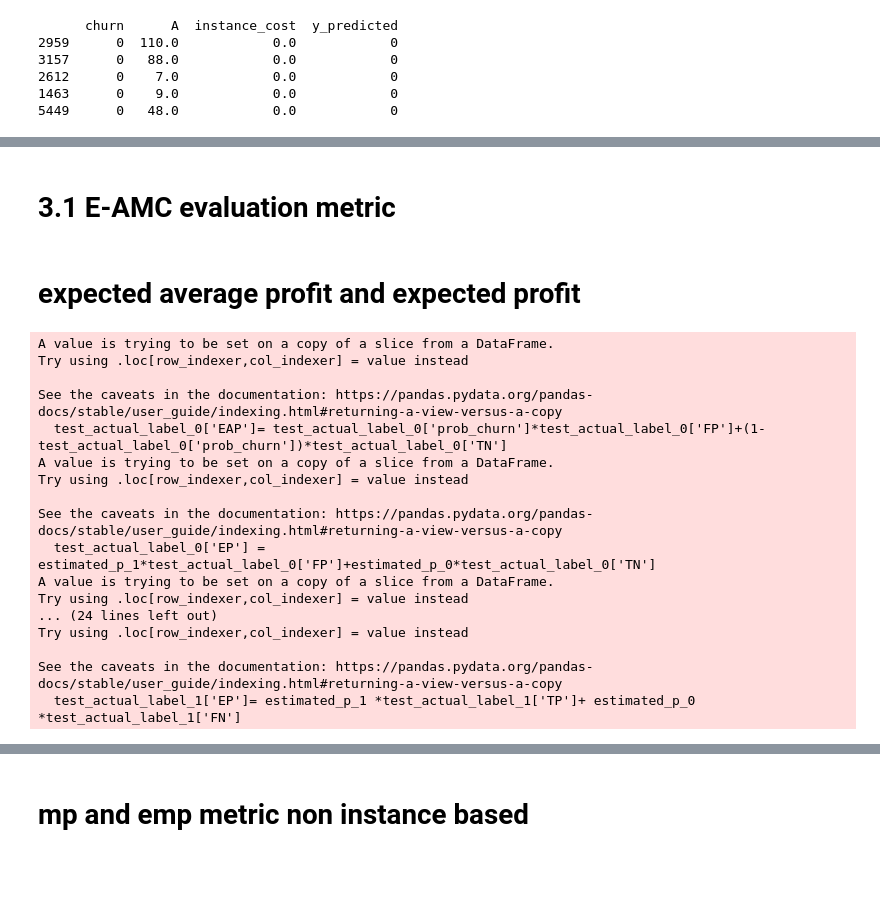
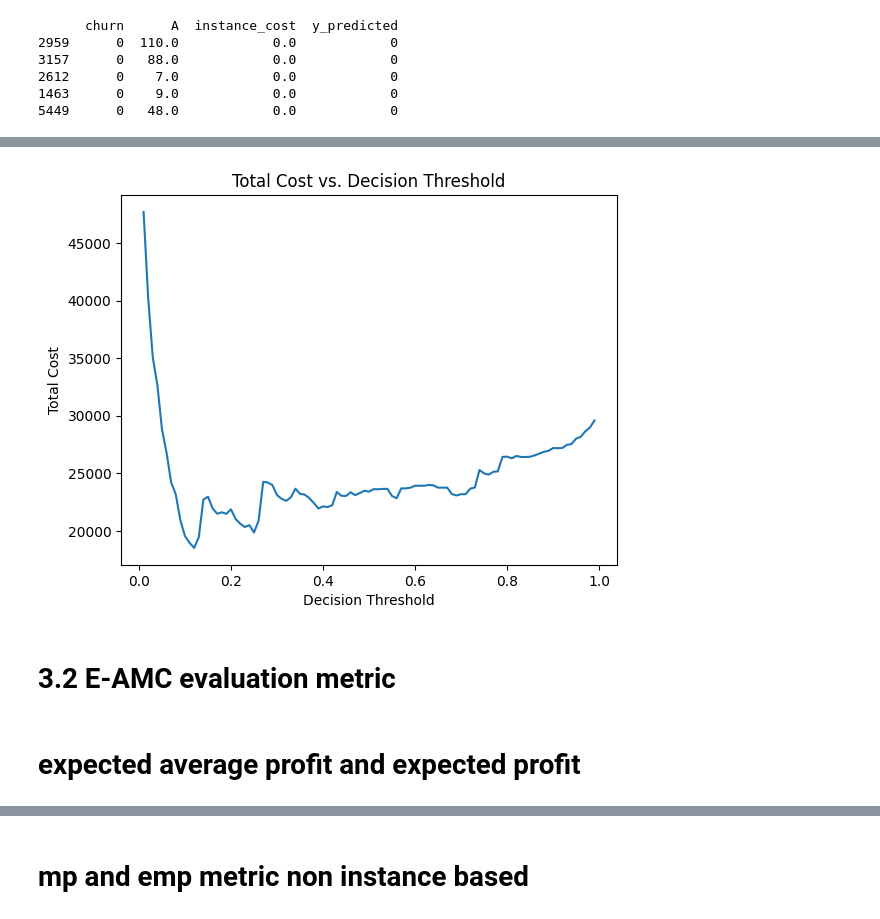
Before and after one commit to stijn-dg/End-to-end-project---Customer-churn, a Jupyter notebook: notebooks/e_commerce_churn.ipynb, the cells around one changed output, grey strips where cells are left out. Saved outputs shown, nothing was run; the diff lists cells and outputs as text; code cells hidden in the pictures; blank space fills up the shorter version.

```diff
--- a/notebooks/e_commerce_churn.ipynb
+++ b/notebooks/e_commerce_churn.ipynb
@@ -294,32 +269,6 @@ print(test_predictions[['churn', 'A', 'instance_cost', "y_predicted"]].head())
 1463      0    9.0            0.0            0
 5449      0   48.0            0.0            0
 # %%
-def instance_dependent_cost(prediction: int, encoded_true_label: int, a: float) -> float:
-    """
-    Calculates the instance-dependent cost for a single instance.
-
-    Parameters
-    ----------
-    prediction : int
-        The predicted label.
-    encoded_true_label : int
-        The true label.
-    a : float
-        The cost of a false positive.
-
-    Returns
-    -------
-    float
-        The instance-dependent cost.
-    """
-    if encoded_true_label == 1 and prediction == 1:  # True Positive (TP)
-        return 0
-    elif encoded_true_label == 0 and prediction == 1:  # False Positive (FP)
-        return 2 * a
-    elif encoded_true_label == 0 and prediction == 0:  # True Negative (TN)0
-        return 0
-    elif encoded_true_label == 1 and prediction == 0:  # False Negative (FN)
-        return 12 * a
 
 test_predictions_xgb = test.copy(deep=True)
 test_predictions_xgb["y_predicted"] = best_pipeline_xgb.predict(test_predictions_xgb.drop(y, axis=1))
@@ -332,7 +281,7 @@ test_predictions_xgb['A'] = impute.fit_transform(
 
 
 # Step 3: Apply the function to calculate the cost for each instance and create the instance-dependent cost matrix
-test_predictions_xgb['instance_cost'] = test_predictions_xgb.apply(lambda row: instance_dependent_cost(
+test_predictions_xgb['instance_cost'] = test_predictions_xgb.apply(lambda row: instance_dependent_cost_churn(
     row['y_predicted'], row["churn_encoded"], row["A"]), axis=1)
 
 test_predictions_xgb["y_predicted_decoded"] = fit_le.inverse_transform(
@@ -342,4 +291,5 @@ test_predictions_xgb["y_predicted_decoded"] = fit_le.inverse_transform(
 test_predictions_xgb[['churn', 'y_predicted_decoded', "A", 'instance_cost']]
 
 print(f"Test cost/loss = {test_predictions_xgb['instance_cost'].sum():.0f}.")
+print(' total cost/loss average : ' , test_predictions_xgb['instance_cost'].sum()/len(test_predictions_xgb))
 # %% [output]
@@ -366,0 +343,4 @@ print(test_predictions[['churn', "A", 'instance_cost', 'y_predicted']].iloc[56:8
+# %%
+test_predictions_xgb['y_predicted_proba_xgb']= best_pipeline_xgb.predict_proba(test_predictions_xgb.drop(y, axis=1))[:, 1]
+best_threshold_xgb, AMC_xgb, lowest_cost_xgb = compute_best_threshold(test_predictions_xgb, best_pipeline_xgb, y, cb_column, y_predicted_proba_col_name="y_predicted_proba_xgb")
+# %% [output]
@@ -367,33 +364,5 @@ print(test_predictions[['churn', "A", 'instance_cost', 'y_predicted']].iloc[56:8
+[figure, added]
 # %% [markdown]
-# 3.1 E-AMC evaluation metric
+# 3.2 E-AMC evaluation metric
 # %% [markdown]
  # expected average profit and expected profit
-# %%
-cb_column = 'cb'
-test[cb_column]= -(test["order_count"]*test["tenure"])
-
-test['TN'] = 0
-test['FN'] = 12* test[cb_column]
-test['FP'] = 2* test[cb_column]
-test['TP'] = 0
-
-test = add_eap_ep(train, test, y, best_pipeline_log_reg, cb_column)
-test_xgb = add_eap_ep(train, test, y, best_pipeline_xgb, cb_column)
-# %% [output]
-A value is trying to be set on a copy of a slice from a DataFrame.
-Try using .loc[row_indexer,col_indexer] = value instead
-
-See the caveats in the documentation: https://pandas.pydata.org/pandas-docs/stable/user_guide/indexing.html#returning-a-view-versus-a-copy
-  test_actual_label_0['EAP']= test_actual_label_0['prob_churn']*test_actual_label_0['FP']+(1-test_actual_label_0['prob_churn'])*test_actual_label_0['TN']
-A value is trying to be set on a copy of a slice from a DataFrame.
-Try using .loc[row_indexer,col_indexer] = value instead
-
-See the caveats in the documentation: https://pandas.pydata.org/pandas-docs/stable/user_guide/indexing.html#returning-a-view-versus-a-copy
-  test_actual_label_0['EP'] = estimated_p_1*test_actual_label_0['FP']+estimated_p_0*test_actual_label_0['TN']
-A value is trying to be set on a copy of a slice from a DataFrame.
-Try using .loc[row_indexer,col_indexer] = value instead
-... (24 lines left out)
-Try using .loc[row_indexer,col_indexer] = value instead
-
-See the caveats in the documentation: https://pandas.pydata.org/pandas-docs/stable/user_guide/indexing.html#returning-a-view-versus-a-copy
-  test_actual_label_1['EP']= estimated_p_1 *test_actual_label_1['TP']+ estimated_p_0 *test_actual_label_1['FN']
```
Also changed, not shown: parts of 34 cells of this notebook, 2 other files.
